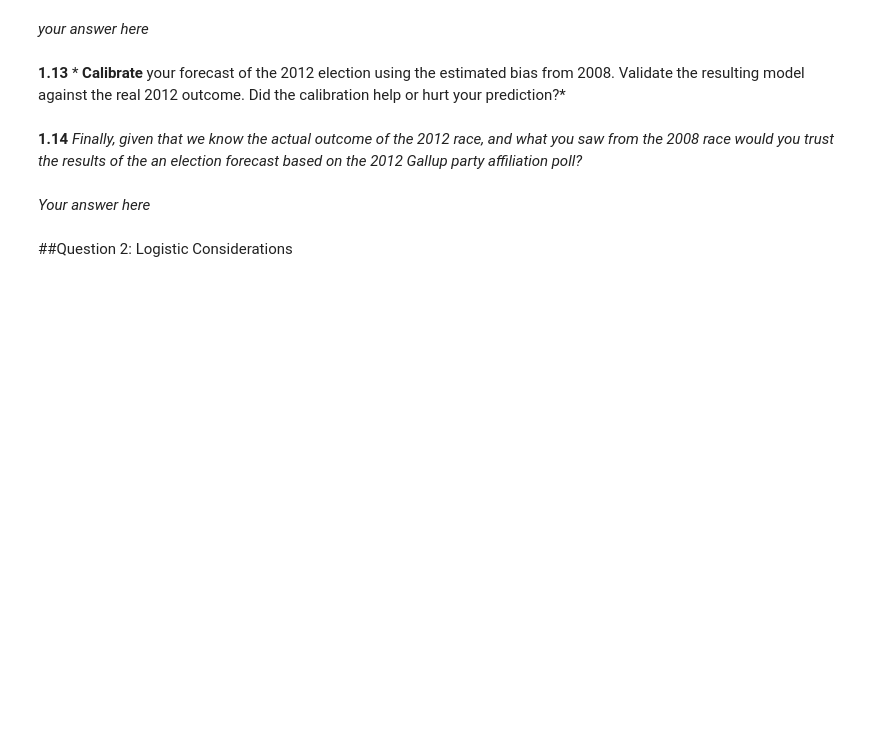
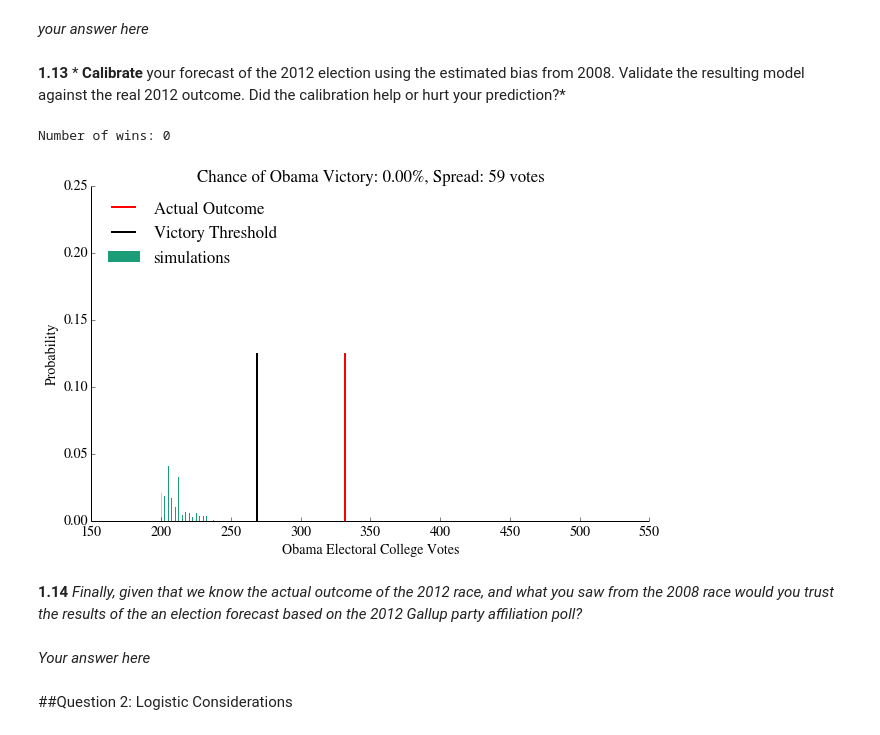
Before and after one commit to nikogamulin/DataScience, a Jupyter notebook: cs109/homeworks/HW2/HW2.ipynb, the cells around one changed output. Cells and saved outputs as stored; diff of their text form; code cells hidden in the pictures; blank space fills up the shorter version.

```diff
--- a/cs109/homeworks/HW2/HW2.ipynb
+++ b/cs109/homeworks/HW2/HW2.ipynb
@@ -597,3 +703,12 @@ print (prediction_08.Dem_Adv - prediction_08.Dem_Win).mean()
+# %%
+#your code here
+model = biased_gallup(gallup_2012, 8.06)
+model = model.join(electoral_votes)
+prediction = simulate_election(model, 10000)
+plot_simulation(prediction)
+# %% [output]
+Number of wins: 0
+[figure, added]
 # %% [markdown]
 **1.14** *Finally, given that we know the actual outcome of the 2012 race, and what you saw from the 2008 race would you trust the results of the an election forecast based on the 2012 Gallup party affiliation poll?*
 # %% [markdown]
```
Also changed, not shown: parts of 19 cells of this notebook.
